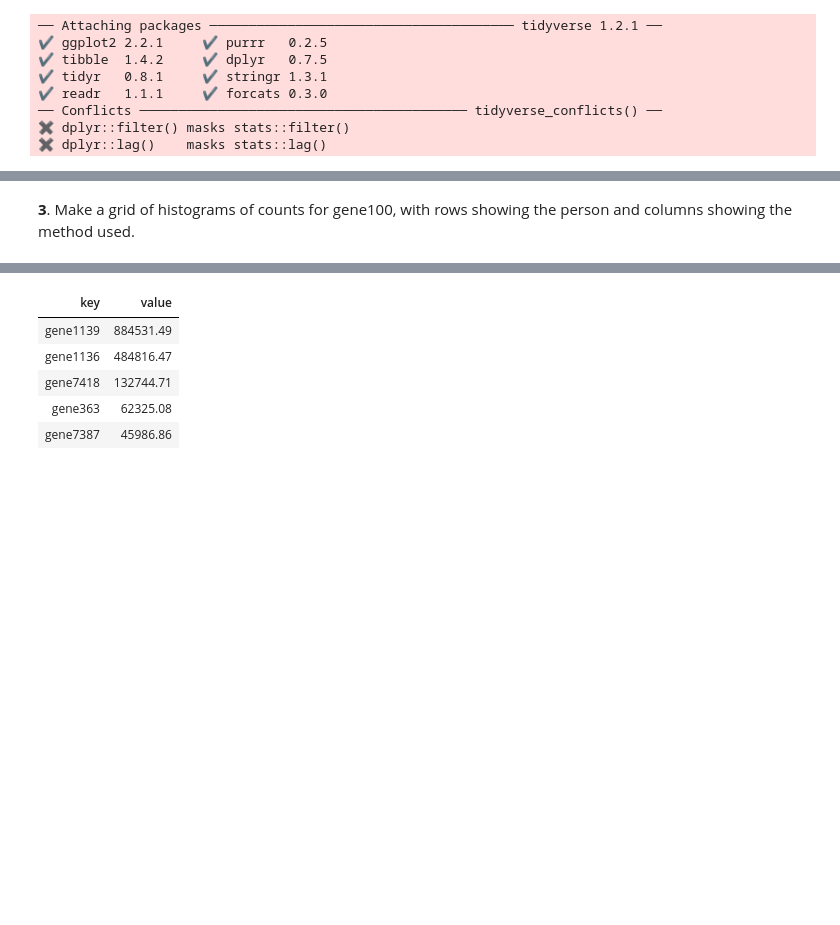
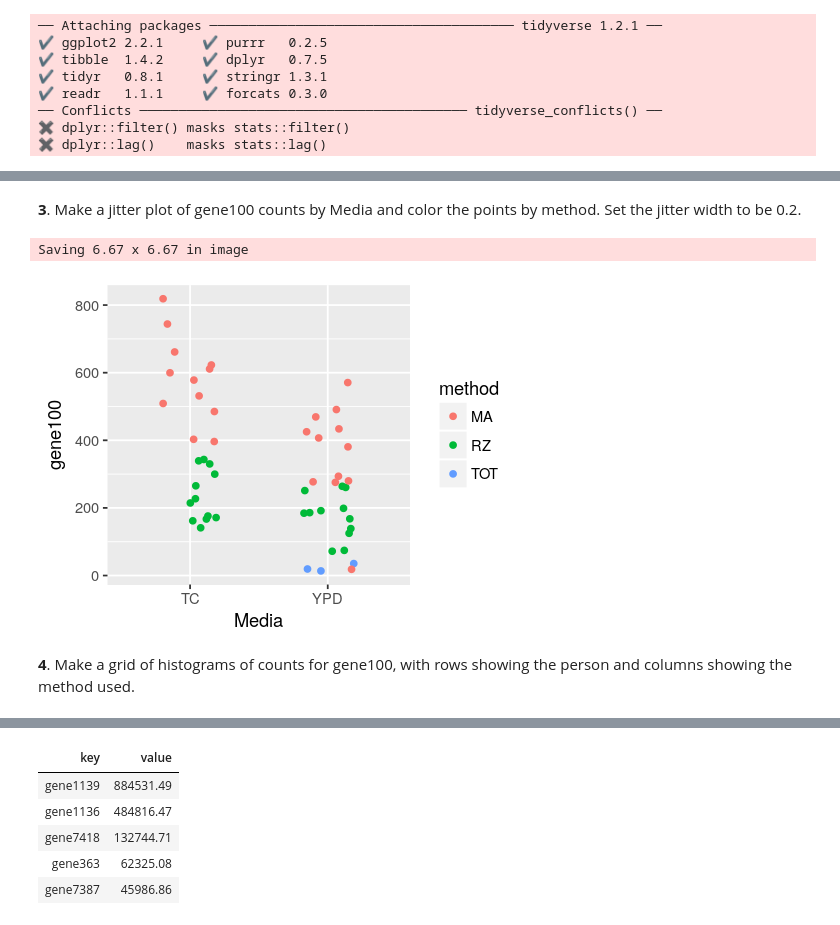
Before and after one commit to ofetad/HTS-notebooks, a Jupyter notebook: cliburn/R_Graphics_Exercise_Solutions.ipynb, the cells around one changed output, grey strips where cells are left out. Cells and saved outputs as stored; diff of their text form; code cells hidden in the pictures; blank space fills up the shorter version.

```diff
--- a/cliburn/R_Graphics_Exercise_Solutions.ipynb
+++ b/cliburn/R_Graphics_Exercise_Solutions.ipynb
@@ -53,6 +60,15 @@ geom_boxplot()
 [figure]
+# %% [markdown]
+**3**. Make a jitter plot of gene100 counts by Media and color the points by method. Set the jitter width to be 0.2.
+# %%
+ggplot(df, aes(x=Media, y=gene100, color=method)) +
+geom_jitter(width=0.2)
+ggsave('figs/fig3.png')
+# %% [output]
+Saving 6.67 x 6.67 in image
+[figure, added]
 # %% [markdown]
-**3**. Make a grid of histograms of counts for gene100, with rows showing the person and columns showing the method used.
+**4**. Make a grid of histograms of counts for gene100, with rows showing the person and columns showing the method used.
 # %%
 ggplot(df, aes(x=gene100)) +
 facet_grid(person ~ method) +
```
Also changed, not shown: parts of 9 cells of this notebook, 7 other files.
